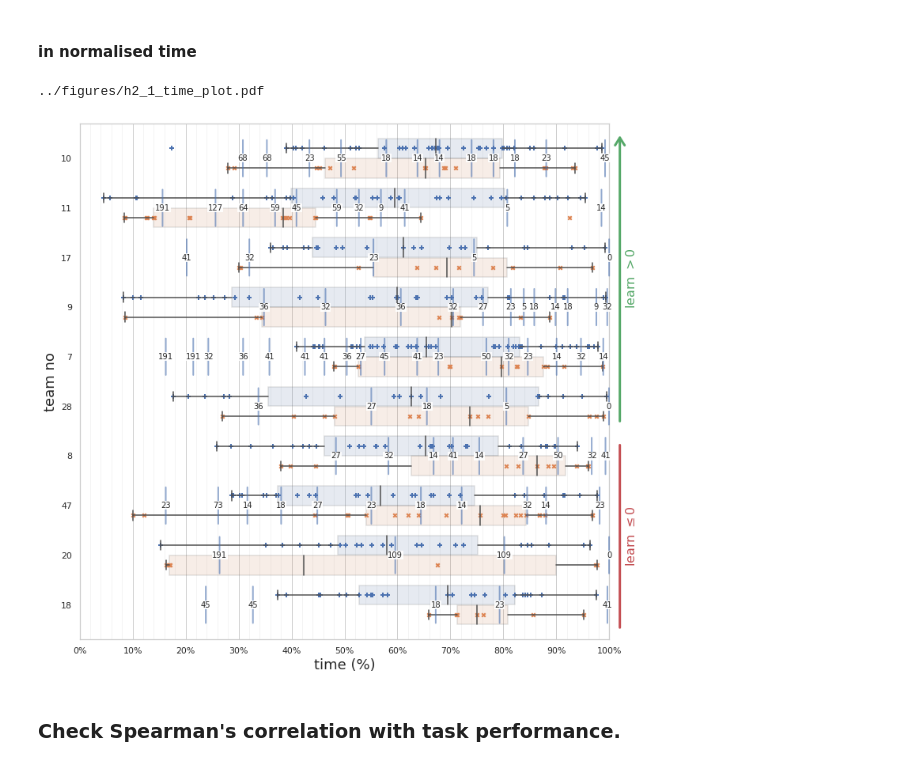
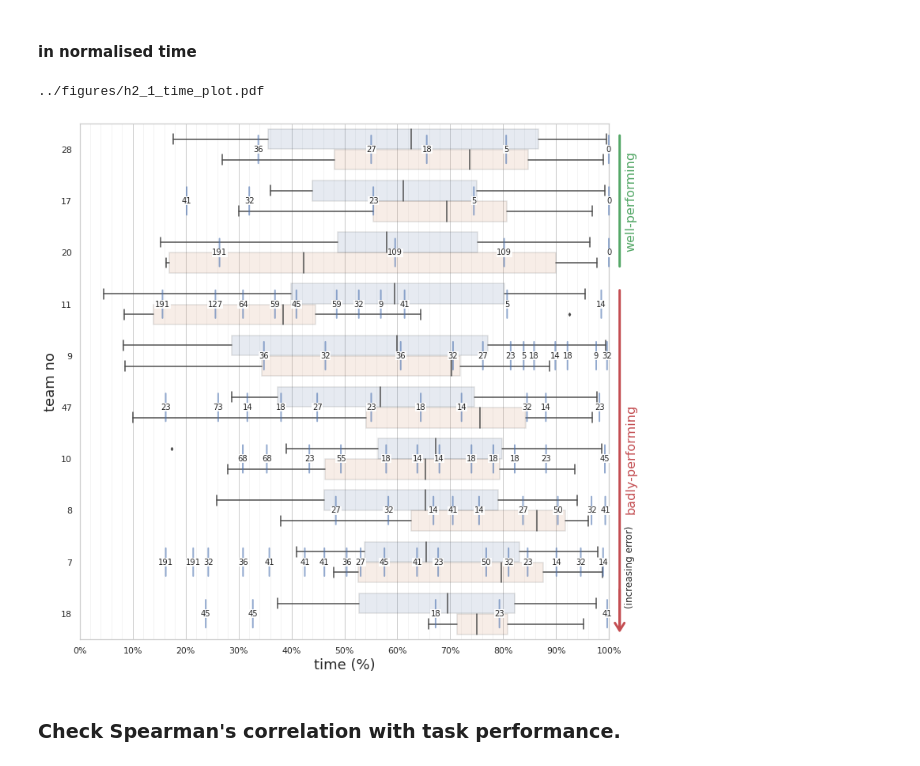
Before and after one commit to chili-epfl/justhink-alignment-analysis, a Jupyter notebook: tools/7_test_the_hypotheses.ipynb, the cells around one changed output. Drawn from its saved outputs; the diff is of its cells as text; code cells hidden in the pictures.

Commit message:
Change h2.1 figure sorting to performance, upgrade package dependency versions and rerun all notebooks

```diff
--- a/tools/7_test_the_hypotheses.ipynb
+++ b/tools/7_test_the_hypotheses.ipynb
@@ -969,9 +969,10 @@ for team_no, _ in routine_dfs.items():
         s = '{:2.0%}'.format(val).strip('%')
         offset = 0
         props = dict(arrowstyle='-', alpha=0.6, linewidth=2, color='b')
+        width = 0.6
         ax.annotate('',
-                    xy=(text_pos, y+0.3),
-                    xytext=(text_pos, y-0.3),
+                    xy=(text_pos, y+width/2),
+                    xytext=(text_pos, y-width/2),
                     xycoords='data',
                     color='green', arrowprops=props)
         t = ax.annotate(s,
@@ -1669,32 +1702,37 @@ def plot_matches(df, x,
                      hue_order=[True, False],
                      palette={True: colors[0], False: colors[1]},
                      boxprops=dict(alpha=.15),
-                     showfliers=False,
+                     #showfliers=False,
+                     showfliers=True,
+                     fliersize=3,
+                     # whis=0,
                      data=dff, ax=ax)
 
-    # Plot match times, with a "plus".
-    dff = df.copy()
-    dff = dff[dff.is_match]
-    for team_no in order:
-        index = order.index(str(team_no))
-        xs = dff[dff.team_no == str(team_no)][x]
-        ys = index + offset1
-        sns.scatterplot(x=xs, y=ys,
-                        color=colors[0],
-                        marker='P', linewidth=0,
-                        ax=ax)
+    # # Plot match times, with a "plus".
+    # dff = df.copy()
+    # dff = dff[dff.is_match]
+    # for team_no in order:
+    #     index = order.index(str(team_no))
+    #     xs = dff[dff.team_no == str(team_no)][x]
+    #     ys = index + offset1
+    #     sns.scatterplot(x=xs, y=ys,
+    #                     color=colors[0],
+    #                     marker='P',
+    #                     linewidth=0,
+    #                     ax=ax)
 
-    # Plot mismatch times, with a "cross".
-    dff = df.copy()
-    dff = dff[dff.is_mismatch]
-    for team_no in order:
-        index = order.index(str(team_no))
-        xs = dff[dff.team_no == str(team_no)][x]
-        ys = index - offset1
-        sns.scatterplot(x=xs, y=ys,
-                        color=colors[1],
-                        marker='X', linewidth=0,
-                        ax=ax)
+    # # Plot mismatch times, with a "cross".
+    # dff = df.copy()
+    # dff = dff[dff.is_mismatch]
+    # for team_no in order:
+    #     index = order.index(str(team_no))
+    #     xs = dff[dff.team_no == str(team_no)][x]
+    #     ys = index - offset1
+    #     sns.scatterplot(x=xs, y=ys,
+    #                     color=colors[1],
+    #                     marker='X',
+    #                     linewidth=0,
+    #                     ax=ax)
 
     # Set x-axis properties.
     if xlabel is not None:
@@ -1715,11 +1753,13 @@ def plot_matches(df, x,
     if legend is not None:
         legend.remove()
 
-    # Annotate the groups of task performance (success or fail).
+    # Annotate by task performance.
     if show_perf_groups:
         l = [0] + seps + [1]
-        x, offset = 1.02, 0.02
-        labels = [('success', 'g'), ('fail', 'r')]
+        x = 1.02
+        offset = 0.02
+        labels = [('well-performing', 'g'),
+                  ('badly-performing', 'r')]
         for i, (previous, current) in enumerate(zip(l, l[1:])):
             if isinstance(previous, str):
                 previous = (order.index(previous) + 1) / len(order)
@@ -1729,7 +1769,7 @@ def plot_matches(df, x,
             current -= offset
             previous, current = 1 - previous, 1 - current
             s, c = labels[i]
-            ax.annotate(s='',
+            ax.annotate('',
                         xy=(x, previous),
                         xytext=(x, current),
                         xycoords='axes fraction',
@@ -1747,7 +1787,7 @@ def plot_matches(df, x,
         style = '<-,head_length=0.8,head_width=0.5'
         props = dict(arrowstyle=style, linewidth=3, color='r')
         ax.annotate('',
-                    xy=(x, 0.5),
+                    xy=(x, 0.1),
                     xytext=(x, 0.01),
                     xycoords='axes fraction',
                     arrowprops=props)
@@ -1757,6 +1797,7 @@ def plot_matches(df, x,
                         rotation=90,
                         xycoords='axes fraction',
                         ha='left', va='bottom')
+
 
     # Annotate the groups of learning outcomes.
     if show_learn_groups:
@@ -1823,8 +1864,8 @@ def plot_matches(df, x,
 
 
 # Order teams by performance.
-# order, seps = perf_order, perf_seps
-order, seps = learn_order, learn_seps
+order, seps = perf_order, perf_seps
+# order, seps = learn_order, learn_seps
 
 figsize = (12, 12)
 fig, ax = plt.subplots(figsize=figsize)
@@ -1833,6 +1874,7 @@ palette = sns.color_palette()
 colors = list(palette)
 cs = [colors[0], colors[3]]
 df = all_corpus_df.copy()
+
 
 # Annotate the submission costs on the plot.
 for team_no, _ in routine_dfs.items():
@@ -1841,39 +1883,40 @@ for team_no, _ in routine_dfs.items():
     df = df[df.subject == 'T']
     y = order.index(str(team_no))
 
     for i, row in df.iterrows():
         arrow_start, arrow_end = 0, 0
         text_pos = row['scaled_end']
 
         val = row['error']
         s = '{:2.0%}'.format(val).strip('%')
-        offset = 0.4
+        offset = 0
         props = dict(arrowstyle='-', alpha=0.6, linewidth=2, color='b')
         ax.annotate('',
-                    xy=(text_pos, y+offset),
-                    xytext=(text_pos, y-offset),
+                    xy=(text_pos, y+0.3),
+                    xytext=(text_pos, y-0.3),
                     xycoords='data',
                     color='green', arrowprops=props)
-        offset = 0
         t = ax.annotate(s,
                         xy=(text_pos, y+offset),
                         backgroundcolor='w',
                         fontsize=10,
                         xycoords='data',
                         ha='center', va='center')
         t.set_bbox(dict(fc='w', alpha=0.9, ec='none',
                         boxstyle='square,pad=0.05'))
 
+
 # Create box plots of matches and mismatches.
 x, xlabel = 'scaled_end', 'time (%)'
 fig, ax = plot_matches(
     all_corpus_df, x=x, xlabel=xlabel,
     seps=seps, order=order,
     fig=fig, ax=ax,
-    show_learn_groups=True)
+    show_perf_groups=True)
+#     show_learn_groups=True)
 # %% [output]
 ../figures/h2_1_time_plot.pdf
-[figure, old version]
+[figure, new version]
 # %% [markdown]
 ### Check Spearman's correlation with task performance.
 # %%
```
Also changed, not shown: parts of 1 cell of this notebook, 9 other files.
